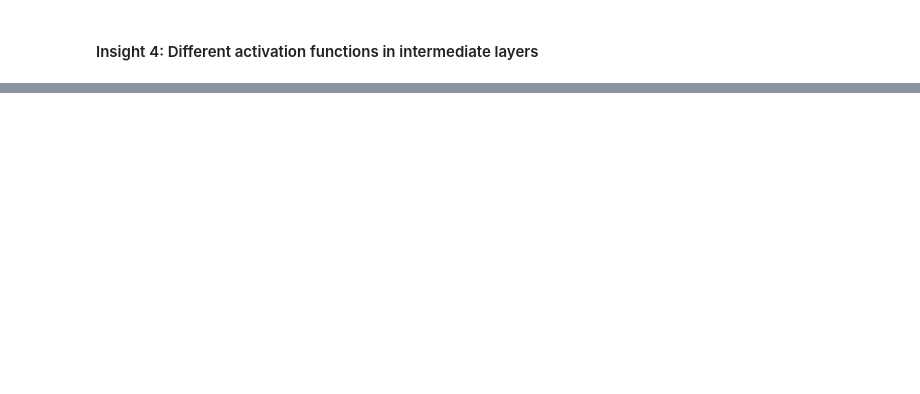
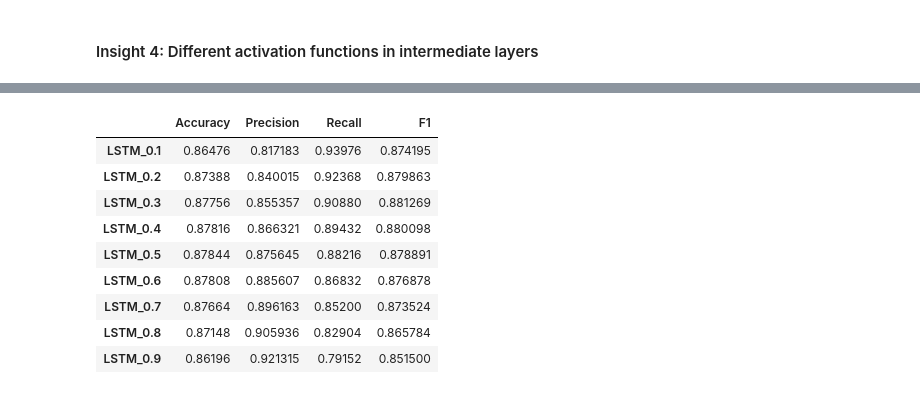
Before and after one commit to bigteo/BT4222_Assignment3, a Jupyter notebook: A3_A0203989N.ipynb, the cells around one changed output, grey strips where cells are left out. Cells and saved outputs as stored; diff of their text form; code cells hidden in the pictures; blank space fills up the shorter version.

```diff
--- a/A3_A0203989N.ipynb
+++ b/A3_A0203989N.ipynb
@@ -553,0 +670,13 @@ for active in activations:
+# %%
+pd.DataFrame(results_threshold_lstm)
+# %% [output]
+|  | Accuracy | Precision | Recall | F1 |
+| LSTM_0.1 | 0.86476 | 0.817183 | 0.93976 | 0.874195 |
+| LSTM_0.2 | 0.87388 | 0.840015 | 0.92368 | 0.879863 |
+| LSTM_0.3 | 0.87756 | 0.855357 | 0.90880 | 0.881269 |
+| LSTM_0.4 | 0.87816 | 0.866321 | 0.89432 | 0.880098 |
+| LSTM_0.5 | 0.87844 | 0.875645 | 0.88216 | 0.878891 |
+| LSTM_0.6 | 0.87808 | 0.885607 | 0.86832 | 0.876878 |
+| LSTM_0.7 | 0.87664 | 0.896163 | 0.85200 | 0.873524 |
+| LSTM_0.8 | 0.87148 | 0.905936 | 0.82904 | 0.865784 |
+| LSTM_0.9 | 0.86196 | 0.921315 | 0.79152 | 0.851500 |
```
Also changed, not shown: parts of 28 cells of this notebook.
